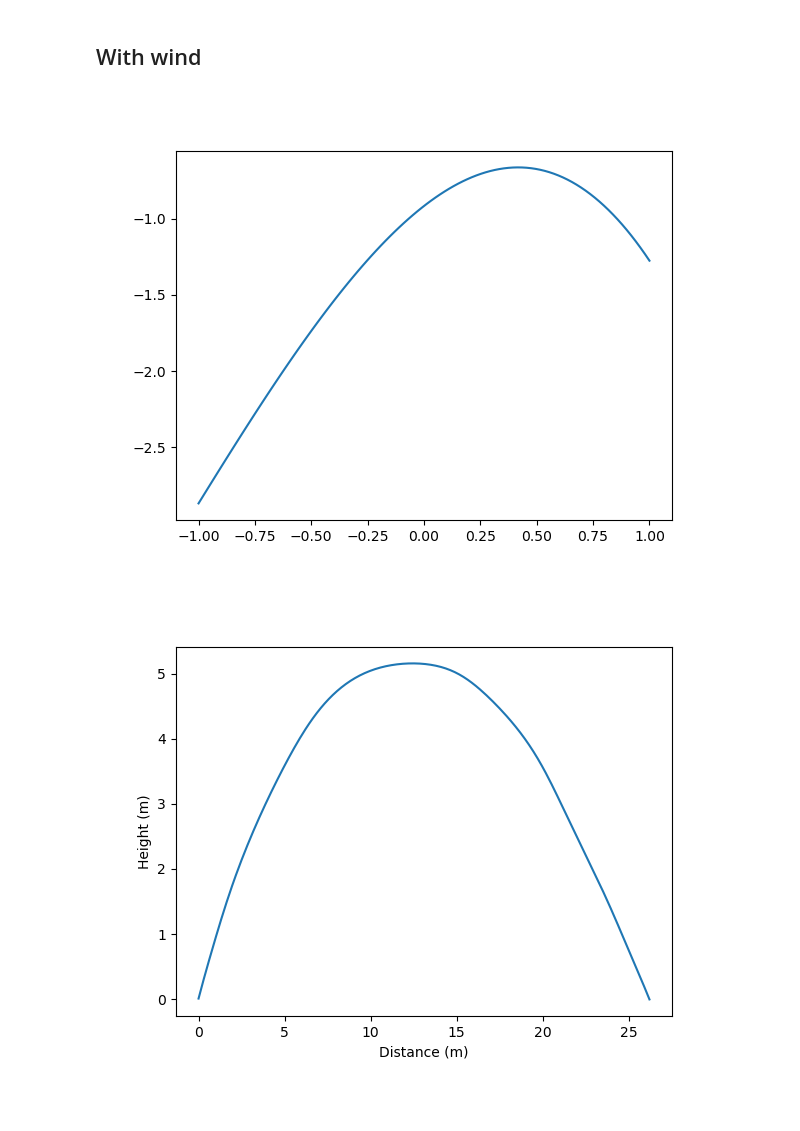
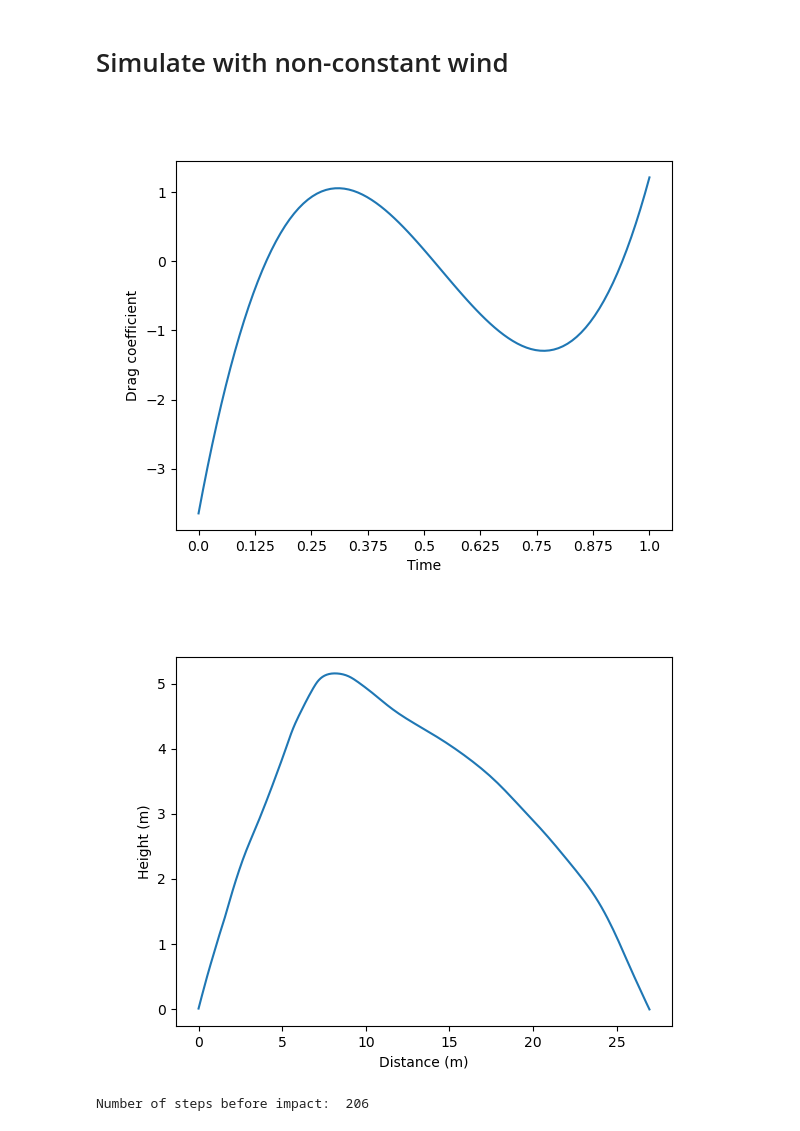
Before and after one commit to cnrrobertson/DSECOP, a Jupyter notebook: Recurrent_Neural_Networks/demo.ipynb, the cells around one changed output. Cells and saved outputs as stored; diff of their text form; code cells hidden in the pictures; blank space fills up the shorter version.

```diff
--- a/Recurrent_Neural_Networks/demo.ipynb
+++ b/Recurrent_Neural_Networks/demo.ipynb
@@ -115,3 +143,3 @@ plt.close()
 # %% [markdown]
-## With wind
+# Simulate with non-constant wind
 # %%
@@ -119,14 +147,18 @@ plt.close()
 # %%
 domain = np.linspace(-1,1,100)
 n = 4
 
 poly = np.zeros(100)
 for i in range(n):
     poly += np.random.normal()*np.cos(i*np.arccos(domain))
 
+plt.close()
 fig = plt.figure()
 plt.plot(domain, poly)
+plt.ylabel("Drag coefficient")
+plt.xticks(np.linspace(-1,1,9),np.linspace(0,1,9))
+plt.xlabel("Time")
 plt.show()
 # %% [output]
-[figure, old version]
+[figure, new version]
 # %%
@@ -186,13 +215,17 @@ def simulate_with_wind(initial_velocity,mass,time_step,wind_variability,wind_str
 
     return np.array(x)
 # %%
+plt.close()
 plt.figure()
-xs = simulate_with_wind(np.array([10,10]), 10, .01, 20,3)
+ws = generate_wind(220,50,5)
+xs = simulate_with_wind(np.array([10,10]), 10, .01,ws)
 plt.plot(xs[:,0],xs[:,1])
 plt.ylabel("Height (m)")
 plt.xlabel("Distance (m)")
 plt.show()
+print("Number of steps before impact: ", len(xs))
 # %% [output]
-[figure, old version]
+[figure, new version]
+Number of steps before impact:  206
 # %%
 plt.close()
```
Also changed, not shown: parts of 34 cells of this notebook.
